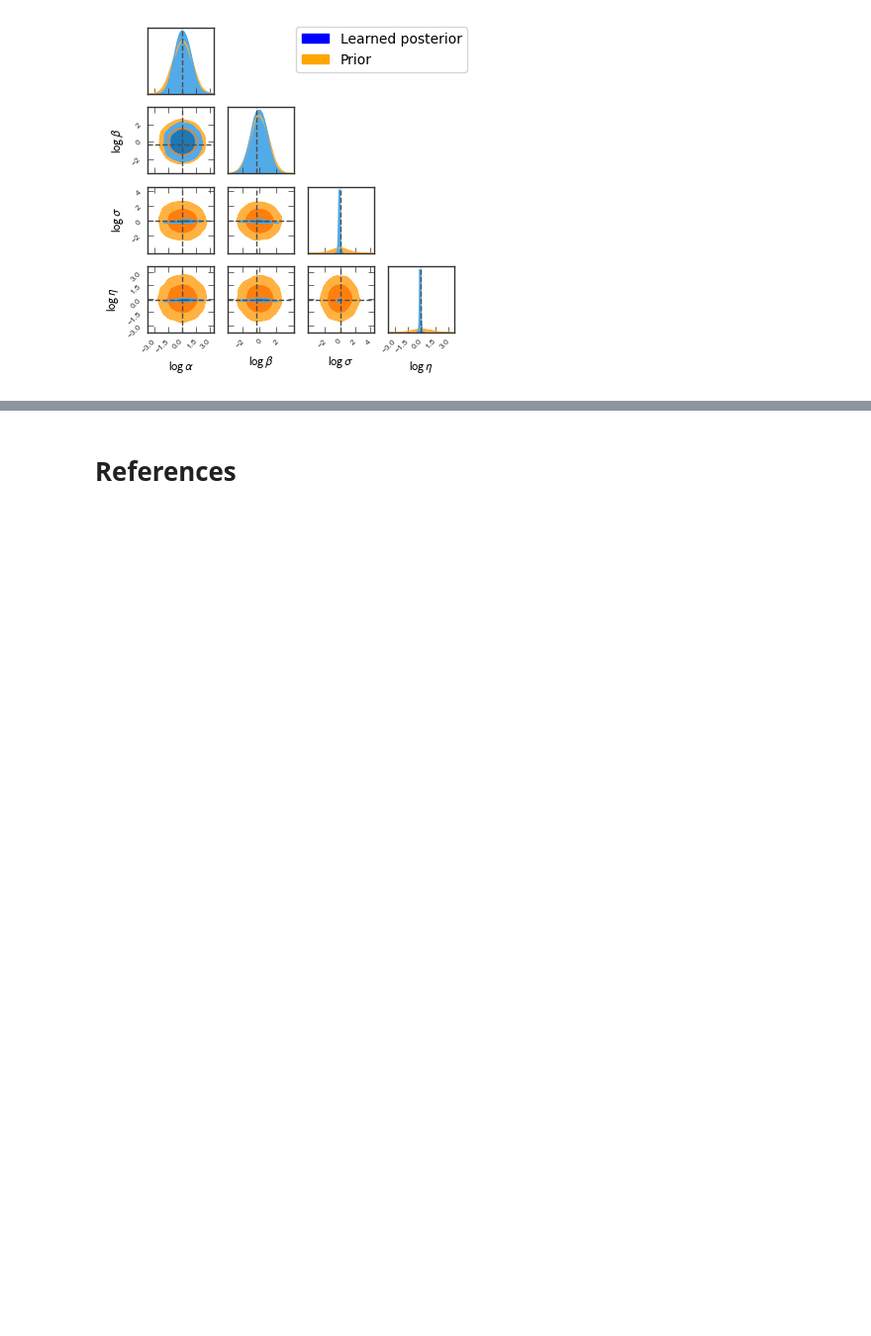
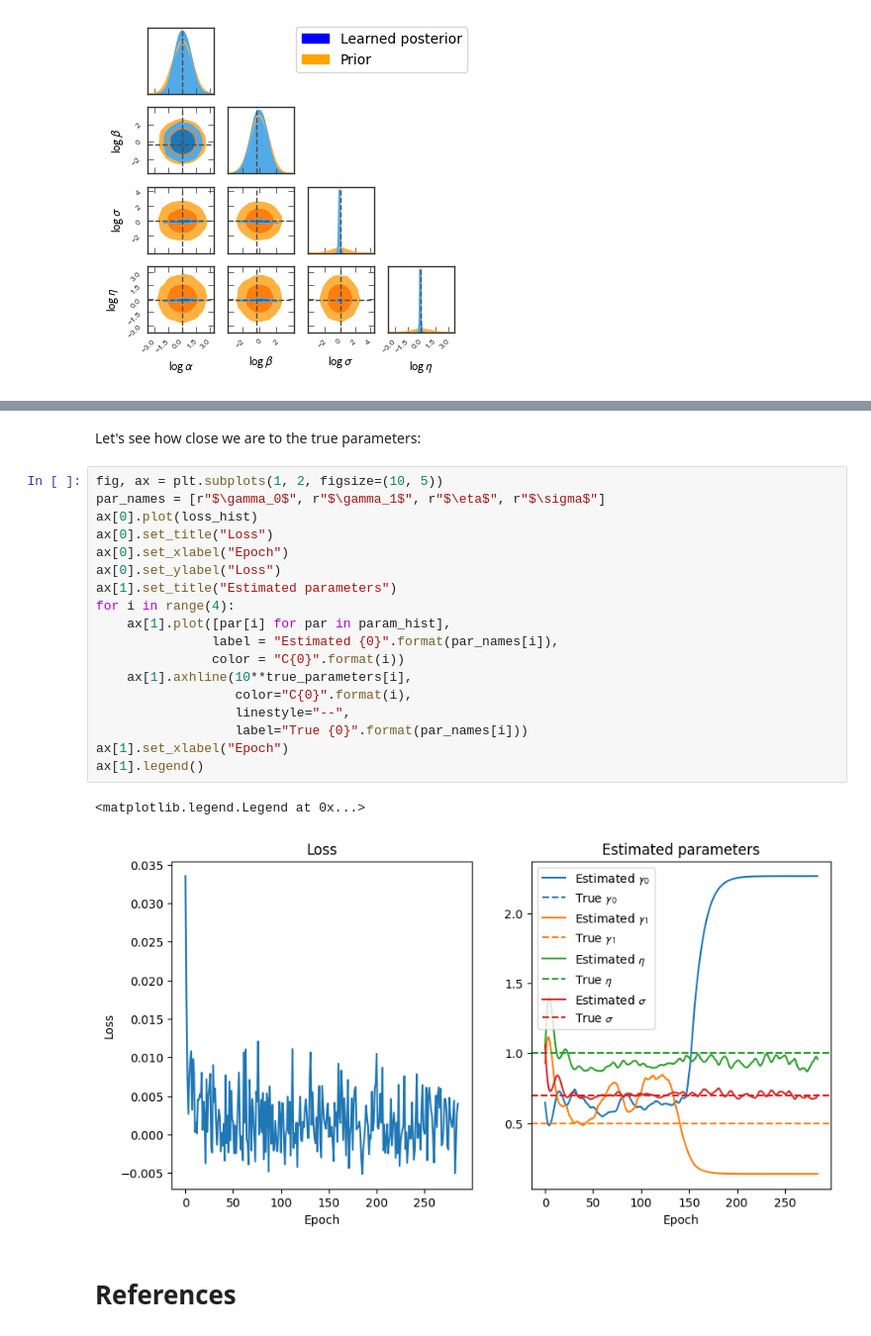
Before and after one commit to LargeAgentCollider/icaif_tutorial, a Jupyter notebook: notebooks/04-variational-inference.ipynb, the cells around one changed output, grey strips where cells are left out. Shown at 99% size. Drawn from its saved outputs; the diff is of its cells as text; blank space fills up the shorter version.

```diff
--- a/notebooks/04-variational-inference.ipynb
+++ b/notebooks/04-variational-inference.ipynb
@@ -347,3 +395,26 @@ except AttributeError:
+# %% [markdown]
+Let's see how close we are to the true parameters:
+# %%
+fig, ax = plt.subplots(1, 2, figsize=(10, 5))
+par_names = [r"$\gamma_0$", r"$\gamma_1$", r"$\eta$", r"$\sigma$"]
+ax[0].plot(loss_hist)
+ax[0].set_title("Loss")
+ax[0].set_xlabel("Epoch")
+ax[0].set_ylabel("Loss")
+ax[1].set_title("Estimated parameters")
+for i in range(4):
+    ax[1].plot([par[i] for par in param_hist],
+               label = "Estimated {0}".format(par_names[i]),
+               color = "C{0}".format(i))
+    ax[1].axhline(10**true_parameters[i],
+                  color="C{0}".format(i),
+                  linestyle="--",
+                  label="True {0}".format(par_names[i]))
+ax[1].set_xlabel("Epoch")
+ax[1].legend()
+# %% [output]
+<matplotlib.legend.Legend at 0x...>
+[figure, added]
 # %% [markdown]
 # References
 # %% [markdown]
```
Also changed, not shown: parts of 8 cells of this notebook.
